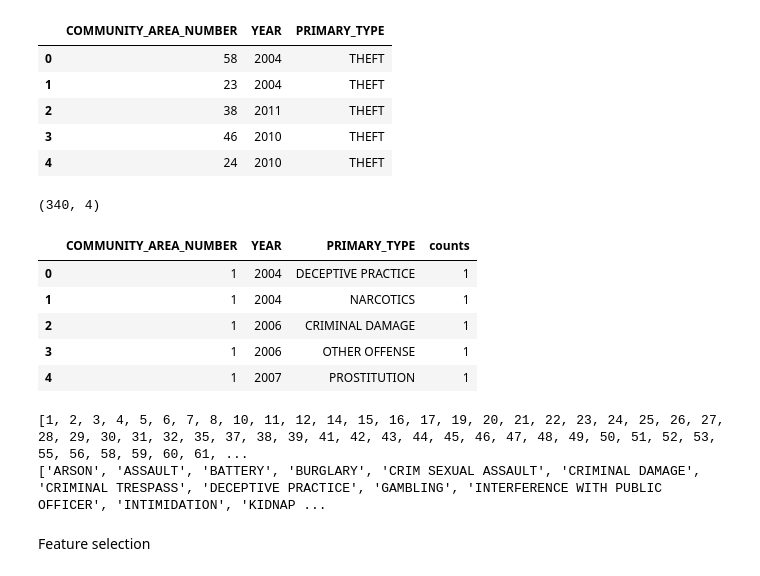
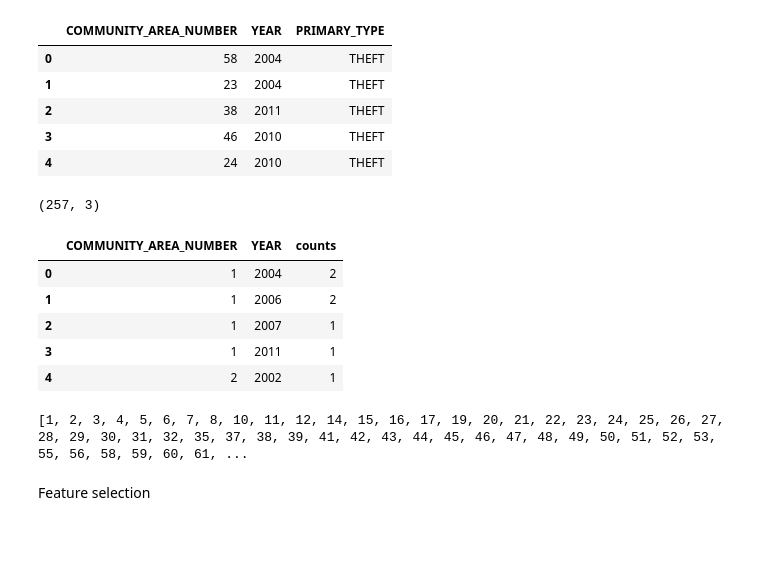
Before and after one commit to sujita20/Coursera_Capstone, a Jupyter notebook: 2020 Chicago School Safety Prediction.ipynb, the cells around one changed output. Saved outputs shown, nothing was run; the diff lists cells and outputs as text; code cells hidden in the pictures; blank space fills up the shorter version.

```diff
--- a/2020 Chicago School Safety Prediction.ipynb
+++ b/2020 Chicago School Safety Prediction.ipynb
@@ -260,26 +260,25 @@ See the caveats in the documentation: http://pandas.pydata.org/pandas-docs/stabl
 | 3 | 46 | 2010 | THEFT |
 | 4 | 24 | 2010 | THEFT |
 # %%
-chicago_crime_df2 = chicago_crime_df2.groupby(['COMMUNITY_AREA_NUMBER','YEAR','PRIMARY_TYPE']).size().reset_index(name='counts')
+#Calculating the counts of crime in each area for every year of data available
+chicago_crime_df2 = chicago_crime_df2.groupby(['COMMUNITY_AREA_NUMBER','YEAR']).size().reset_index(name='counts')
 print(chicago_crime_df2.shape)
 chicago_crime_df2.head()
 # %% [output]
-(340, 4)
+(257, 3)
-|  | COMMUNITY_AREA_NUMBER | YEAR | PRIMARY_TYPE | counts |
-| 0 | 1 | 2004 | DECEPTIVE PRACTICE | 1 |
-| 1 | 1 | 2004 | NARCOTICS | 1 |
-| 2 | 1 | 2006 | CRIMINAL DAMAGE | 1 |
-| 3 | 1 | 2006 | OTHER OFFENSE | 1 |
-| 4 | 1 | 2007 | PROSTITUTION | 1 |
+|  | COMMUNITY_AREA_NUMBER | YEAR | counts |
+| 0 | 1 | 2004 | 2 |
+| 1 | 1 | 2006 | 2 |
+| 2 | 1 | 2007 | 1 |
+| 3 | 1 | 2011 | 1 |
+| 4 | 2 | 2002 | 1 |
 # %%
 #Creating list of area numbers and crime types
 areanumber_list = chicago_crime_df2['COMMUNITY_AREA_NUMBER'].tolist()
 areanumber_list = list(set(areanumber_list))
-crimetype_list = chicago_crime_df2.groupby('PRIMARY_TYPE')['PRIMARY_TYPE'].nunique().index.tolist()
+#crimetype_list = chicago_crime_df2.groupby('PRIMARY_TYPE')['PRIMARY_TYPE'].nunique().index.tolist()
 print(areanumber_list)
-print(crimetype_list)
 # %% [output]
 [1, 2, 3, 4, 5, 6, 7, 8, 10, 11, 12, 14, 15, 16, 17, 19, 20, 21, 22, 23, 24, 25, 26, 27, 28, 29, 30, 31, 32, 35, 37, 38, 39, 41, 42, 43, 44, 45, 46, 47, 48, 49, 50, 51, 52, 53, 55, 56, 58, 59, 60, 61, ...
-['ARSON', 'ASSAULT', 'BATTERY', 'BURGLARY', 'CRIM SEXUAL ASSAULT', 'CRIMINAL DAMAGE', 'CRIMINAL TRESPASS', 'DECEPTIVE PRACTICE', 'GAMBLING', 'INTERFERENCE WITH PUBLIC OFFICER', 'INTIMIDATION', 'KIDNAP ...
 # %% [markdown]
 Feature selection
```
Also changed, not shown: parts of 32 cells of this notebook.
